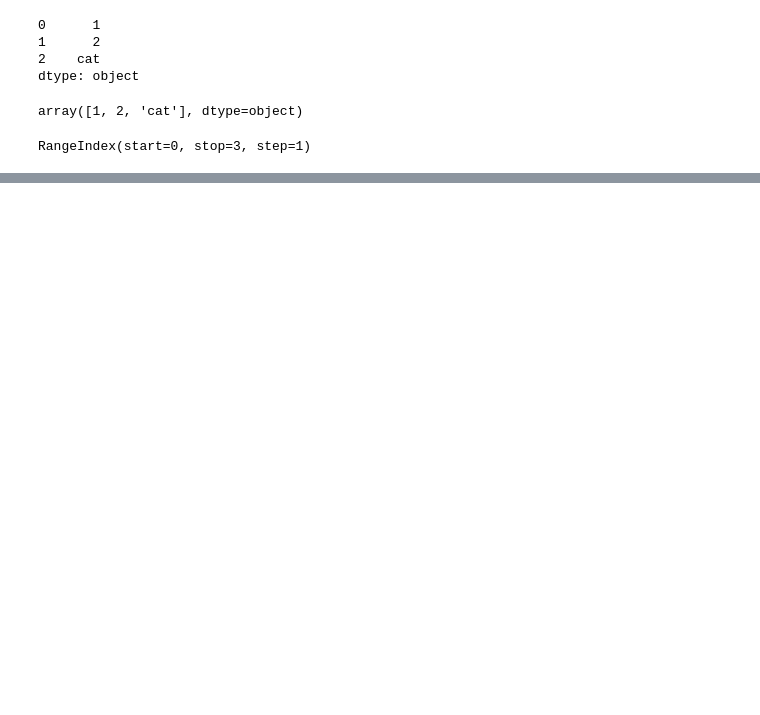
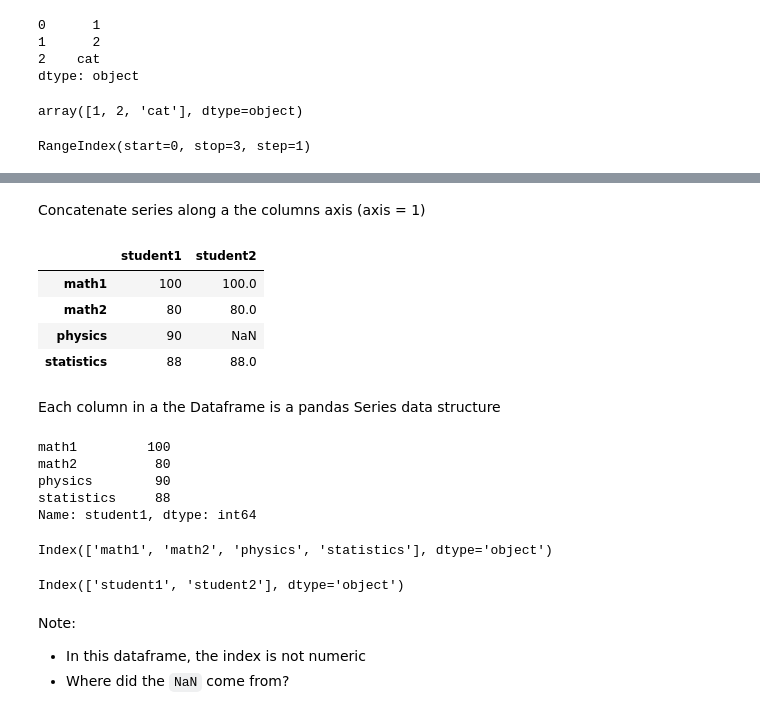
Before and after one commit to nlihin/data-analytics, a Jupyter notebook: unit01_welcome.ipynb, the cells around one changed output, grey strips where cells are left out. Drawn from its saved outputs; the diff is of its cells as text; code cells hidden in the pictures; blank space fills up the shorter version.

```diff
--- a/unit01_welcome.ipynb
+++ b/unit01_welcome.ipynb
@@ -290,0 +346,37 @@ data['b']
+# %%
+student1_s = pd.Series([100, 80, 90, 88], index=['math1', 'math2', 'physics', 'statistics'])
+student2_s = pd.Series([100, 80, 88], index=['math1', 'math2', 'statistics'])
+# %% [markdown]
+Concatenate series along a the columns axis (axis = 1)
+# %%
+data = {'student1': student1_s, 'student2': student2_s}
+df = pd.concat(data, axis=1)
+df
+# %% [output]
+|  | student1 | student2 |
+| math1 | 100 | 100.0 |
+| math2 | 80 | 80.0 |
+| physics | 90 | NaN |
+| statistics | 88 | 88.0 |
+# %% [markdown]
+Each column in a the Dataframe is a pandas Series data structure
+# %%
+df['student1']
+# %% [output]
+math1         100
+math2          80
+physics        90
+statistics     88
+Name: student1, dtype: int64
+# %%
+df.index
+# %% [output]
+Index(['math1', 'math2', 'physics', 'statistics'], dtype='object')
+# %%
+df.columns
+# %% [output]
+Index(['student1', 'student2'], dtype='object')
+# %% [markdown]
+Note:
+- In this dataframe, the index is not numeric
+- Where did the `NaN` come from?
```
Also changed, not shown: parts of 36 cells of this notebook.
